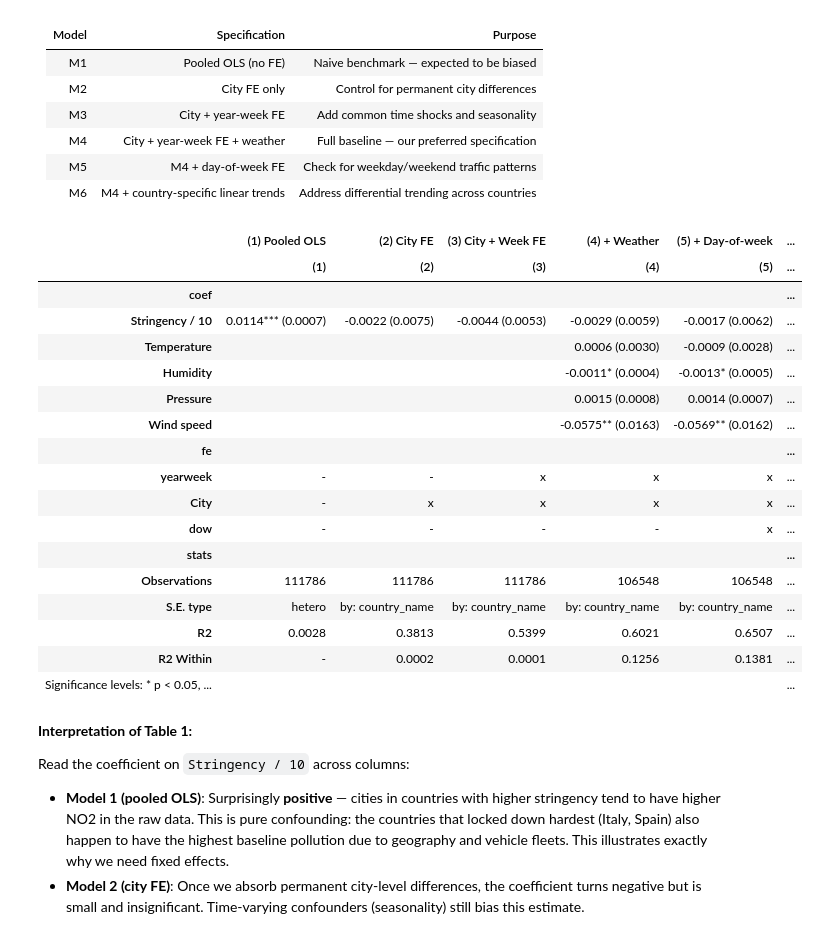
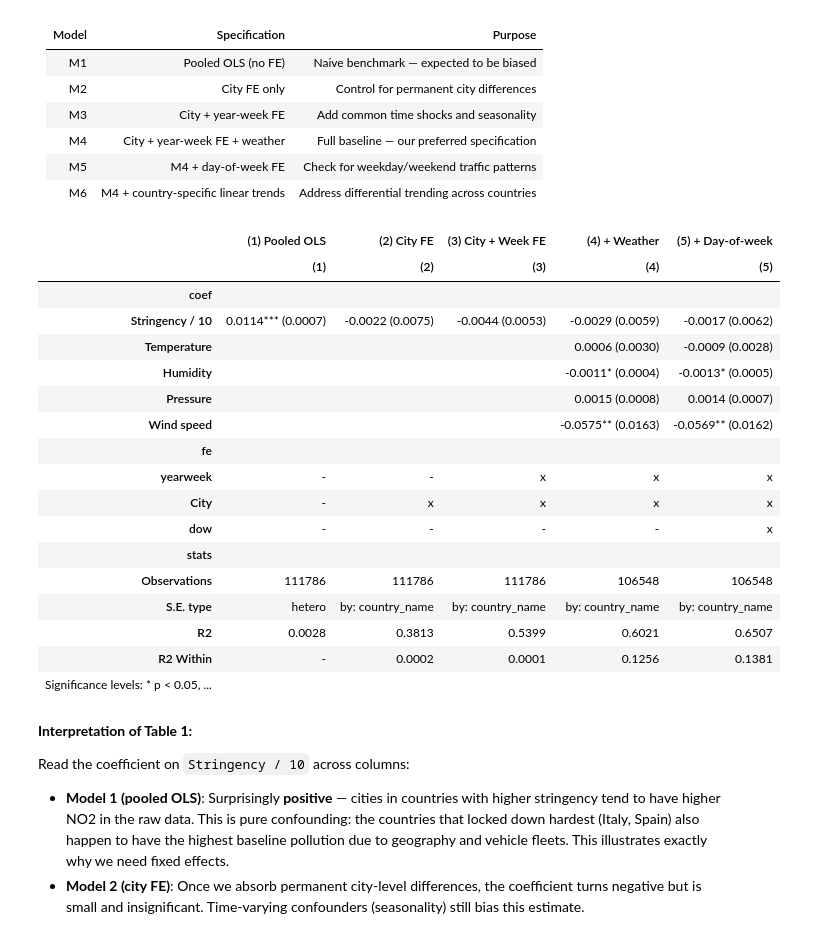
Before and after one commit to borikovacs/da4_term_project, a Jupyter notebook: code/4_causal_analysis.ipynb, the cells around one changed output. Drawn from its saved outputs; the diff is of its cells as text; code cells hidden in the pictures.

```diff
--- a/code/4_causal_analysis.ipynb
+++ b/code/4_causal_analysis.ipynb
@@ -208,40 +192,40 @@ m6 = pf.feols(
 # %%
 # Table 1: Main results
 pf.etable(
-    [m1, m2, m3, m4, m5, m6],
+    [m1, m2, m3, m4, m5],
     model_heads=['(1) Pooled OLS', '(2) City FE', '(3) City + Week FE',
-                 '(4) + Weather', '(5) + Day-of-week', '(6) + Country trends'],
+                 '(4) + Weather', '(5) + Day-of-week'],
     head_order='h',
     labels={
         'stringency_10': 'Stringency / 10',
         'temperature': 'Temperature',
         'humidity': 'Humidity',
         'pressure': 'Pressure',
         'wind_speed': 'Wind speed',
     },
     keep=['stringency_10', 'temperature', 'humidity', 'pressure', 'wind_speed'],
     show_se_type=True,
     digits=4
 )
 # %% [output]
-|  | (1) Pooled OLS | (2) City FE | (3) City + Week FE | (4) + Weather | (5) + Day-of-week | ... |
-|  | (1) | (2) | (3) | (4) | (5) | ... |
-| coef |  |  |  |  |  | ... |
-| Stringency / 10 | 0.0114*** (0.0007) | -0.0022 (0.0075) | -0.0044 (0.0053) | -0.0029 (0.0059) | -0.0017 (0.0062) | ... |
-| Temperature |  |  |  | 0.0006 (0.0030) | -0.0009 (0.0028) | ... |
-| Humidity |  |  |  | -0.0011* (0.0004) | -0.0013* (0.0005) | ... |
-| Pressure |  |  |  | 0.0015 (0.0008) | 0.0014 (0.0007) | ... |
-| Wind speed |  |  |  | -0.0575** (0.0163) | -0.0569** (0.0162) | ... |
-| fe |  |  |  |  |  | ... |
-| yearweek | - | - | x | x | x | ... |
-| City | - | x | x | x | x | ... |
-| dow | - | - | - | - | x | ... |
-| stats |  |  |  |  |  | ... |
-| Observations | 111786 | 111786 | 111786 | 106548 | 106548 | ... |
-| S.E. type | hetero | by: country_name | by: country_name | by: country_name | by: country_name | ... |
-| R2 | 0.0028 | 0.3813 | 0.5399 | 0.6021 | 0.6507 | ... |
-| R2 Within | - | 0.0002 | 0.0001 | 0.1256 | 0.1381 | ... |
-| Significance levels: * p < 0.05, ... |  |  |  |  |  | ... |
+|  | (1) Pooled OLS | (2) City FE | (3) City + Week FE | (4) + Weather | (5) + Day-of-week |
+|  | (1) | (2) | (3) | (4) | (5) |
+| coef |  |  |  |  |  |
+| Stringency / 10 | 0.0114*** (0.0007) | -0.0022 (0.0075) | -0.0044 (0.0053) | -0.0029 (0.0059) | -0.0017 (0.0062) |
+| Temperature |  |  |  | 0.0006 (0.0030) | -0.0009 (0.0028) |
+| Humidity |  |  |  | -0.0011* (0.0004) | -0.0013* (0.0005) |
+| Pressure |  |  |  | 0.0015 (0.0008) | 0.0014 (0.0007) |
+| Wind speed |  |  |  | -0.0575** (0.0163) | -0.0569** (0.0162) |
+| fe |  |  |  |  |  |
+| yearweek | - | - | x | x | x |
+| City | - | x | x | x | x |
+| dow | - | - | - | - | x |
+| stats |  |  |  |  |  |
+| Observations | 111786 | 111786 | 111786 | 106548 | 106548 |
+| S.E. type | hetero | by: country_name | by: country_name | by: country_name | by: country_name |
+| R2 | 0.0028 | 0.3813 | 0.5399 | 0.6021 | 0.6507 |
+| R2 Within | - | 0.0002 | 0.0001 | 0.1256 | 0.1381 |
+| Significance levels: * p < 0.05, ... |  |  |  |  |  |
 # %% [markdown]
 **Interpretation of Table 1:**
 
```
Also changed, not shown: parts of 2 cells of this notebook, 1 other file.
